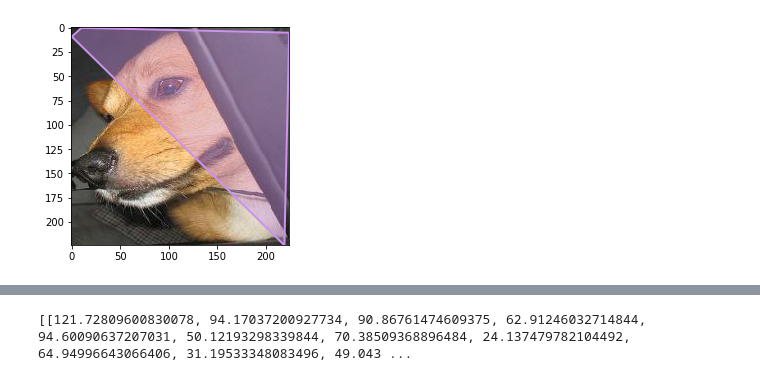
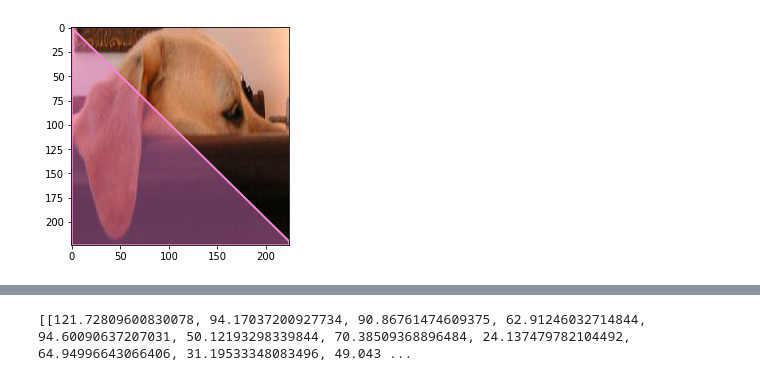
Before and after one commit to ghov/ObjectSegWithRL, a Jupyter notebook: src/jupyter/show_some_resized_images_with_segmentation.ipynb, the cells around one changed output, grey strips where cells are left out. Cells and saved outputs as stored; diff of their text form; code cells hidden in the pictures.

```diff
--- a/src/jupyter/show_some_resized_images_with_segmentation.ipynb
+++ b/src/jupyter/show_some_resized_images_with_segmentation.ipynb
@@ -17,7 +17,7 @@ from greg_cnn_cSigmoid import GregNet
 bbox_file_path = '/home/greghovhannisyan/PycharmProjects/towards_rlnn_cnn/ObjectSegWithRL/data/bbox_crop_shape_gte10k.json'
 pred_poly_file_path = '/media/greghovhannisyan/BackupData1/mscoco/annotations/by_vertex/temp.json'
 poly_file_path_2 = '/media/greghovhannisyan/BackupData1/mscoco/annotations/by_vertex/temp2.json'
-poly_file_path = '/media/greghovhannisyan/BackupData1/mscoco/annotations/by_vertex/temp2(copy).json'
+poly_file_path = '/media/greghovhannisyan/BackupData1/mscoco/annotations/by_vertex/temp1(copy).json'
 #poly_file_path = '/media/greghovhannisyan/BackupData1/mscoco/annotations/crop_annotations/train2017_crop_bbox_polygons_resized.json'
 image_dir_read_path_2 = '/media/greghovhannisyan/BackupData1/mscoco/images/by_vertex/temp_2/'
 image_dir_read_path = '/media/greghovhannisyan/BackupData1/mscoco/images/by_vertex/30/'
@@ -28,10 +28,10 @@ annFile = '/media/greghovhannisyan/BackupData1/mscoco/annotations/instances/inst
 coco=COCO()
 # %%
 #8786
-show_image_mask_by_id(coco, '8786', image_dir_read_path, poly_file_path)
-#show_image_mask_by_id(coco, '3337', image_dir_read_path, poly_file_path)
+#show_image_mask_by_id(coco, '8786', image_dir_read_path, poly_file_path)
+show_image_mask_by_id(coco, '3337', image_dir_read_path, poly_file_path)
 # %% [output]
-[figure, old version]
+[figure, new version]
 # %%
 #model_state_path = '/home/greghovhannisyan/PycharmProjects/towards_rlnn_cnn/ObjectSegWithRL/data/models/GregNet_MSELoss()_tensor(2504.4006)_RL_cS'
 model_state_path = '/home/greghovhannisyan/PycharmProjects/towards_rlnn_cnn/ObjectSegWithRL/data/models/GregNet_MSELoss()_tensor(1.6813)'
```
Also changed, not shown: 5 other files.
